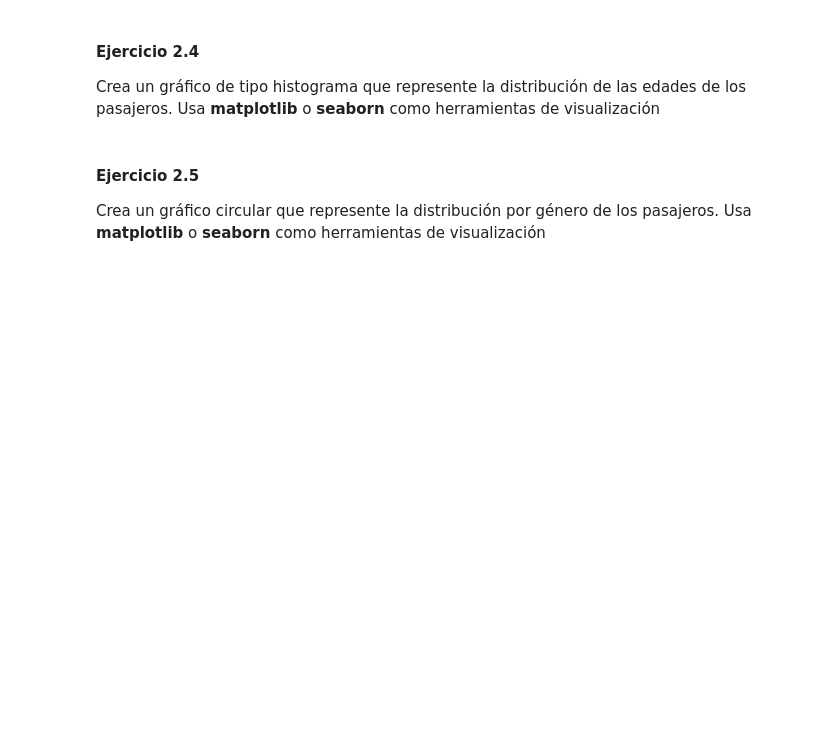
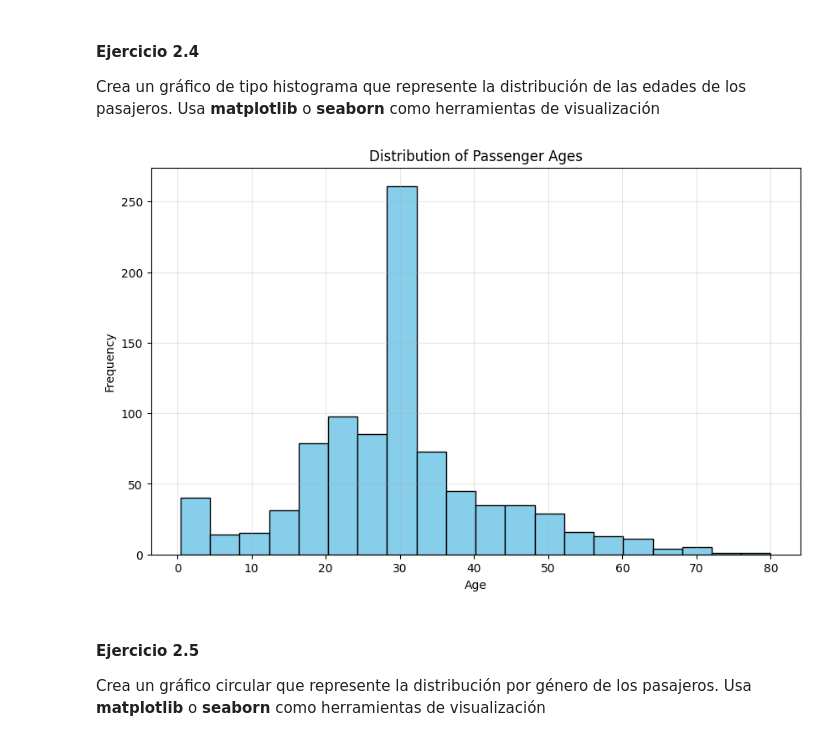
Before and after one commit to diegogerwig/IBM_SkillsBuild_IA, a Jupyter notebook: final_project/DiegoGerwig.ipynb, the cells around one changed output. Cells and saved outputs as stored; diff of their text form; code cells hidden in the pictures; blank space fills up the shorter version.

```diff
--- a/final_project/DiegoGerwig.ipynb
+++ b/final_project/DiegoGerwig.ipynb
@@ -70,0 +104,9 @@ Elimina los datos de la columna "deck" y sustituye los datos nulos para la colum
+# %%
+# Remove 'deck' column
+df = df.drop('deck', axis=1)
+
+# Replace null values in 'age' with the mean
+df['age'] = df['age'].fillna(df['age'].mean())
+
+# Show the modified dataframe
+df.head()
@@ -76,3 +123,14 @@ Crea un gráfico de tipo histograma que represente la distribución de las edade
+# %%
+# Create a histogram for age distribution
+plt.figure(figsize=(10, 6))
+plt.hist(df['age'], bins=20, color='skyblue', edgecolor='black')
+plt.title('Distribution of Passenger Ages')
+plt.xlabel('Age')
+plt.ylabel('Frequency')
+plt.grid(True, alpha=0.3)
+plt.show()
+# %% [output]
+[figure, added]
 # %% [markdown]
 #### Ejercicio 2.5
 Crea un gráfico circular que represente la distribución por género de los pasajeros. Usa **matplotlib** o **seaborn** como herramientas de visualización
```
Also changed, not shown: parts of 41 cells of this notebook, 1 other file.
